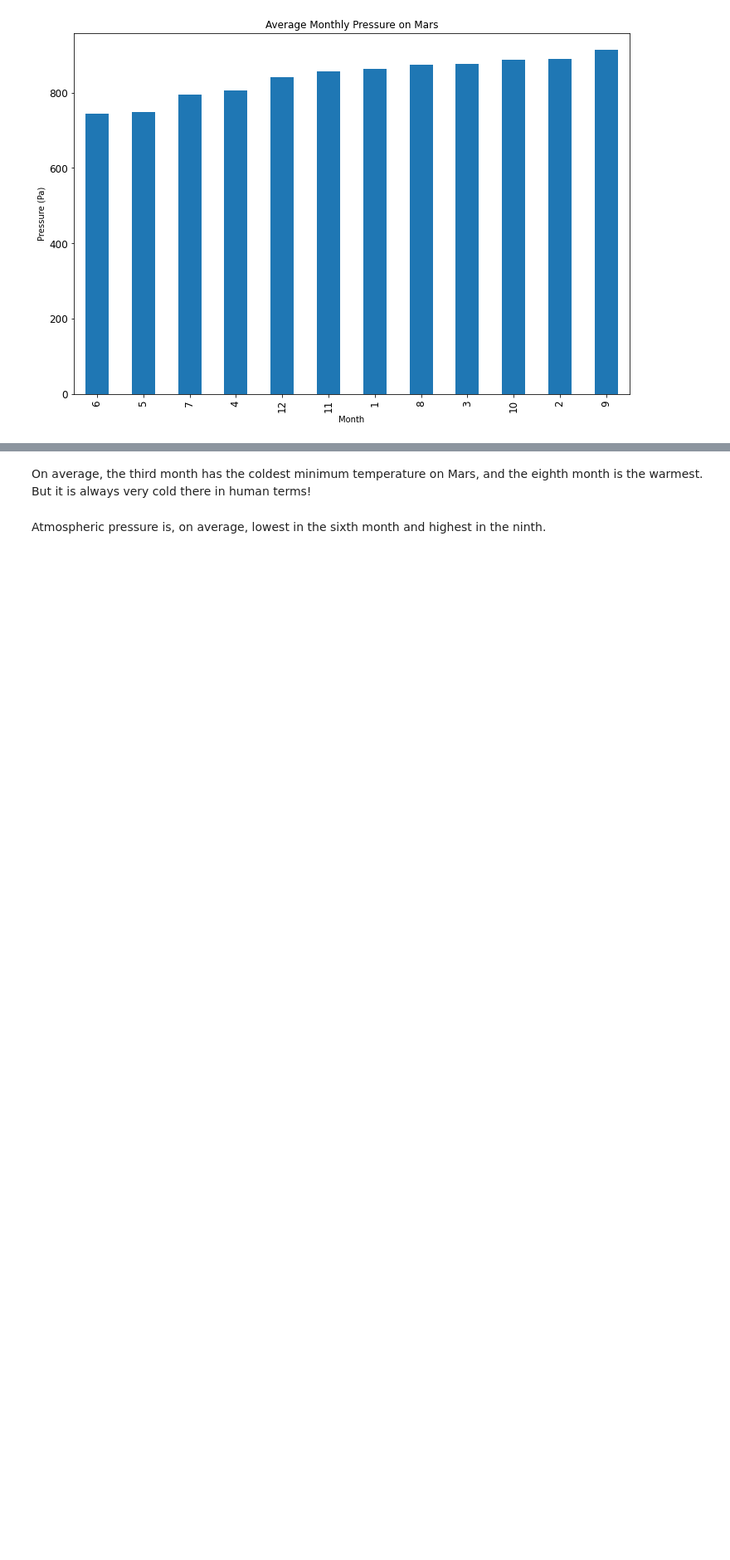
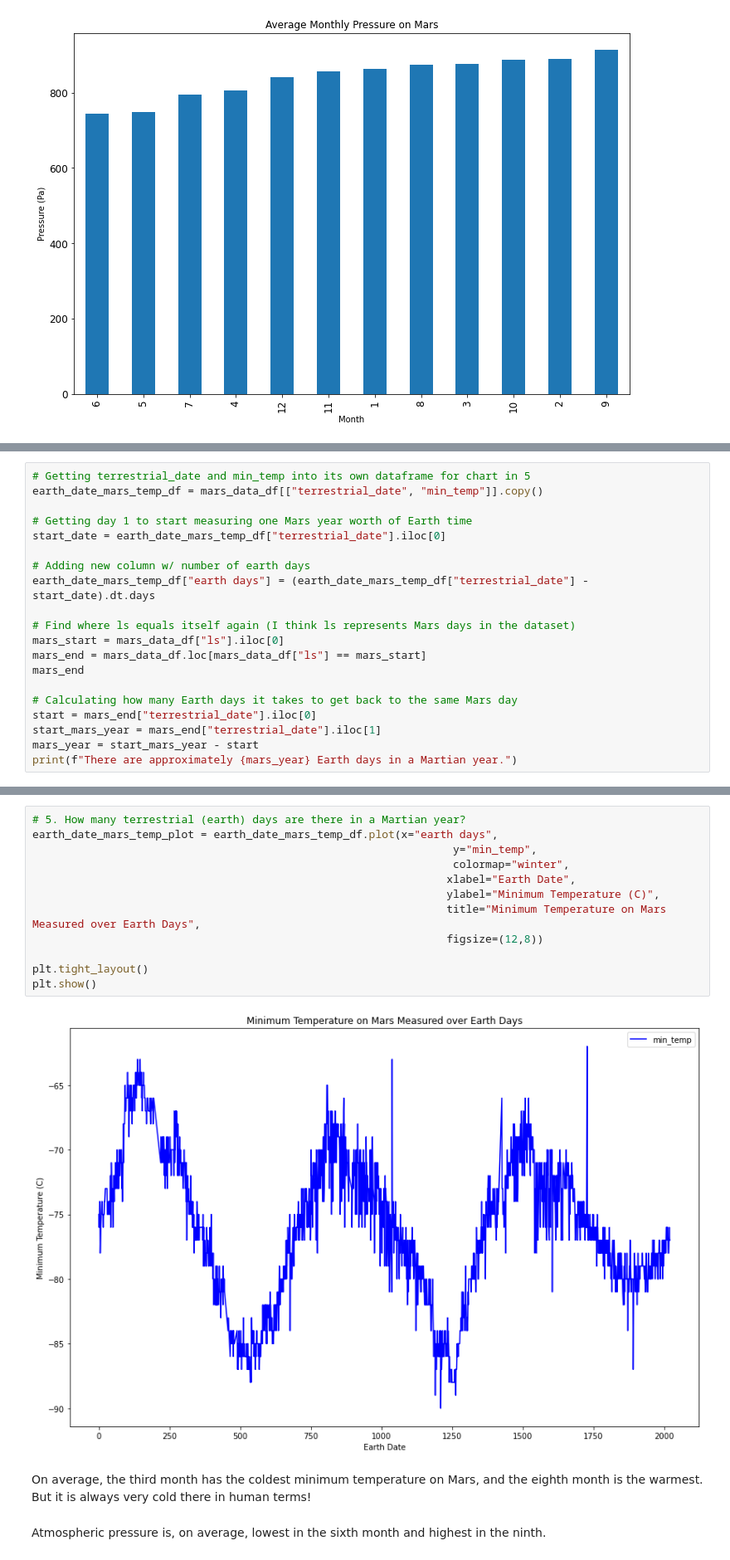
Before and after one commit to TheEvilSombrero/Module-11-Challenge, a Jupyter notebook: part_2_mars_weather.ipynb, the cells around one changed output, grey strips where cells are left out. Shown: that part at 83% size. Cells and saved outputs as stored; diff of their text form; blank space fills up the shorter version.

```diff
--- a/part_2_mars_weather.ipynb
+++ b/part_2_mars_weather.ipynb
@@ -286,0 +283,20 @@ avg_monthly_pressure_plot = avg_monthly_pressure_forplot.plot.bar(figsize=(12,8)
+# %%
+# Getting terrestrial_date and min_temp into its own dataframe for chart in 5
+earth_date_mars_temp_df = mars_data_df[["terrestrial_date", "min_temp"]].copy()
+
+# Getting day 1 to start measuring one Mars year worth of Earth time
+start_date = earth_date_mars_temp_df["terrestrial_date"].iloc[0]
+
+# Adding new column w/ number of earth days
+earth_date_mars_temp_df["earth days"] = (earth_date_mars_temp_df["terrestrial_date"] - start_date).dt.days
+
+# Find where ls equals itself again (I think ls represents Mars days in the dataset)
+mars_start = mars_data_df["ls"].iloc[0]
+mars_end = mars_data_df.loc[mars_data_df["ls"] == mars_start]
+mars_end
+
+# Calculating how many Earth days it takes to get back to the same Mars day
+start = mars_end["terrestrial_date"].iloc[0]
+start_mars_year = mars_end["terrestrial_date"].iloc[1]
+mars_year = start_mars_year - start
+print(f"There are approximately {mars_year} Earth days in a Martian year.")
@@ -287,3 +305,17 @@ avg_monthly_pressure_plot = avg_monthly_pressure_forplot.plot.bar(figsize=(12,8)
+# %%
+# 5. How many terrestrial (earth) days are there in a Martian year?
+earth_date_mars_temp_plot = earth_date_mars_temp_df.plot(x="earth days",
+                                                                 y="min_temp",
+                                                                 colormap="winter",
+                                                                xlabel="Earth Date",
+                                                                ylabel="Minimum Temperature (C)",
+                                                                title="Minimum Temperature on Mars Measured over Earth Days",
+                                                                figsize=(12,8))
+
+plt.tight_layout()
+plt.show()
+# %% [output]
+[figure, added]
 # %% [markdown]
 On average, the third month has the coldest minimum temperature on Mars, and the eighth month is the warmest. But it is always very cold there in human terms!
 # %% [markdown]
```
Also changed, not shown: parts of 2 cells of this notebook.
